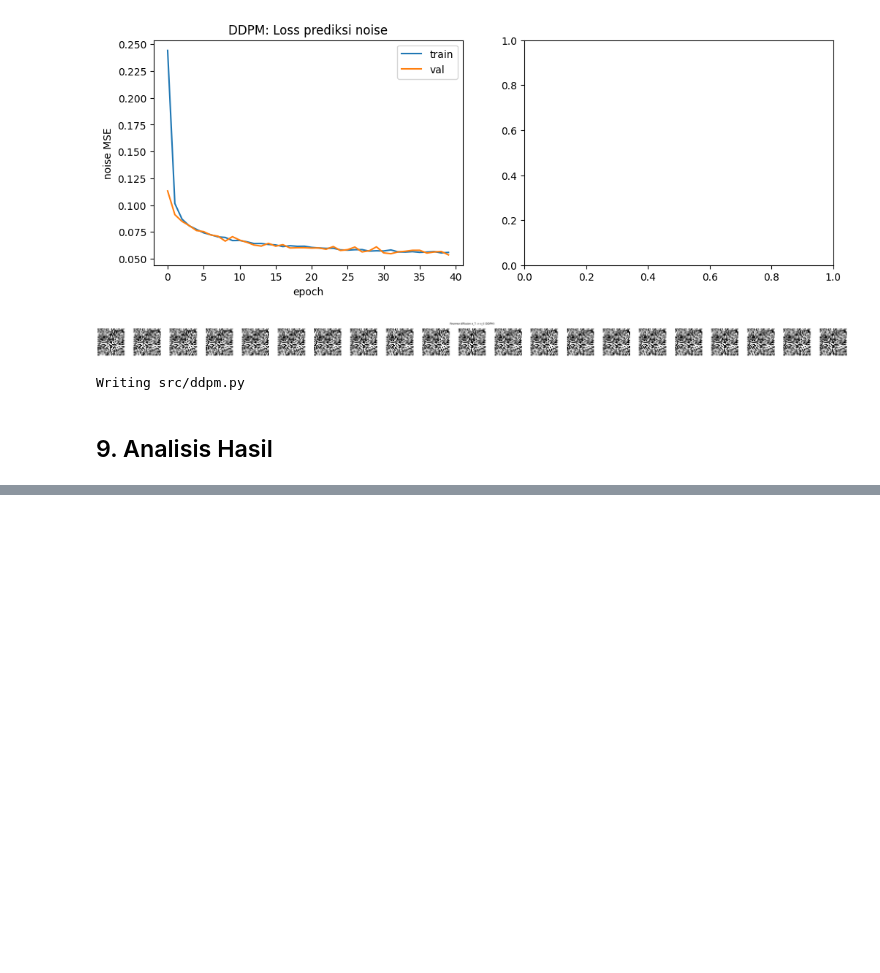
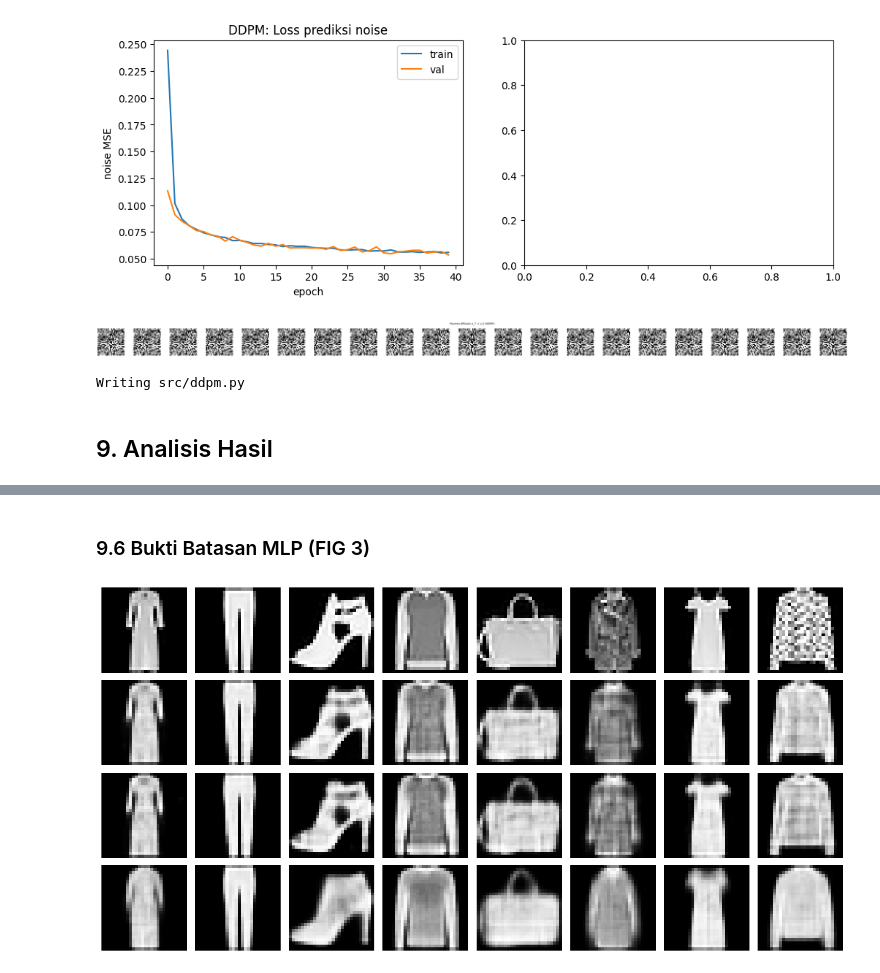
Before and after one commit to KenNicholas/komparatif-genai, a Jupyter notebook: komparatif_genai.ipynb, the cells around one changed output, grey strips where cells are left out. Drawn from its saved outputs; the diff is of its cells as text; code cells hidden in the pictures; blank space fills up the shorter version.

```diff
--- a/komparatif_genai.ipynb
+++ b/komparatif_genai.ipynb
@@ -2399,0 +2458,19 @@ Writing src/ddpm.py
+# %%
+models = [
+    ('Vanilla AE', model_ae),
+    ('Sparse AE', model_sae),
+    ('VAE', model_vae),
+    ('Vanilla GAN G', G_gan),
+    ('Vanilla GAN D', D_gan),
+    ('DCGAN G', G_dc),
+    ('DCGAN D', D_dc),
+    ('DDPM', model_ddpm),
+    ('MLP Classifier', model_mlp),
+    ('Decoder MLP (Tahap 4)', decoder_mlp),
+]
+
+print('Jumlah Parameter')
+print('-'*50)
+for nama, model in models:
+    total = sum(p.numel() for p in model.parameters())
+    print(f'{nama:22s}: {total:,} parameter')
@@ -2399,0 +2682,34 @@ Writing src/ddpm.py
+# %% [markdown]
+### 9.6 Bukti Batasan MLP (FIG 3)
+# %%
+import torch
+import matplotlib.pyplot as plt
+from src.data import get_loaders
+
+device = get_device()
+_, _, test = get_loaders()
+images, _ = next(iter(test))
+images = images[:8].to(device)
+
+with torch.no_grad():
+    xr_vanilla, _ = model_ae(images)
+    xr_sparse, _, _ = model_sae(images)
+    mu, _ = model_vae.encode(images)
+    xr_vae = model_vae.decoder(mu)
+
+fig, axes = plt.subplots(4, 8, figsize=(14, 7))
+label_baris = ['Asli', 'Vanilla AE', 'Sparse AE', 'VAE']
+data_baris = [images, xr_vanilla, xr_sparse, xr_vae]
+for row in range(4):
+    for col in range(8):
+        if row == 0:
+            img = data_baris[row][col, 0].cpu()
+        else:
+            img = data_baris[row][col].reshape(28, 28).cpu()
+        axes[row, col].imshow(img, cmap='gray')
+        axes[row, col].axis('off')
+    axes[row, 0].set_ylabel(label_baris[row], fontsize=10)
+plt.tight_layout()
+plt.show()
+# %% [output]
+[figure, added]
```
Also changed, not shown: parts of 26 cells of this notebook.
